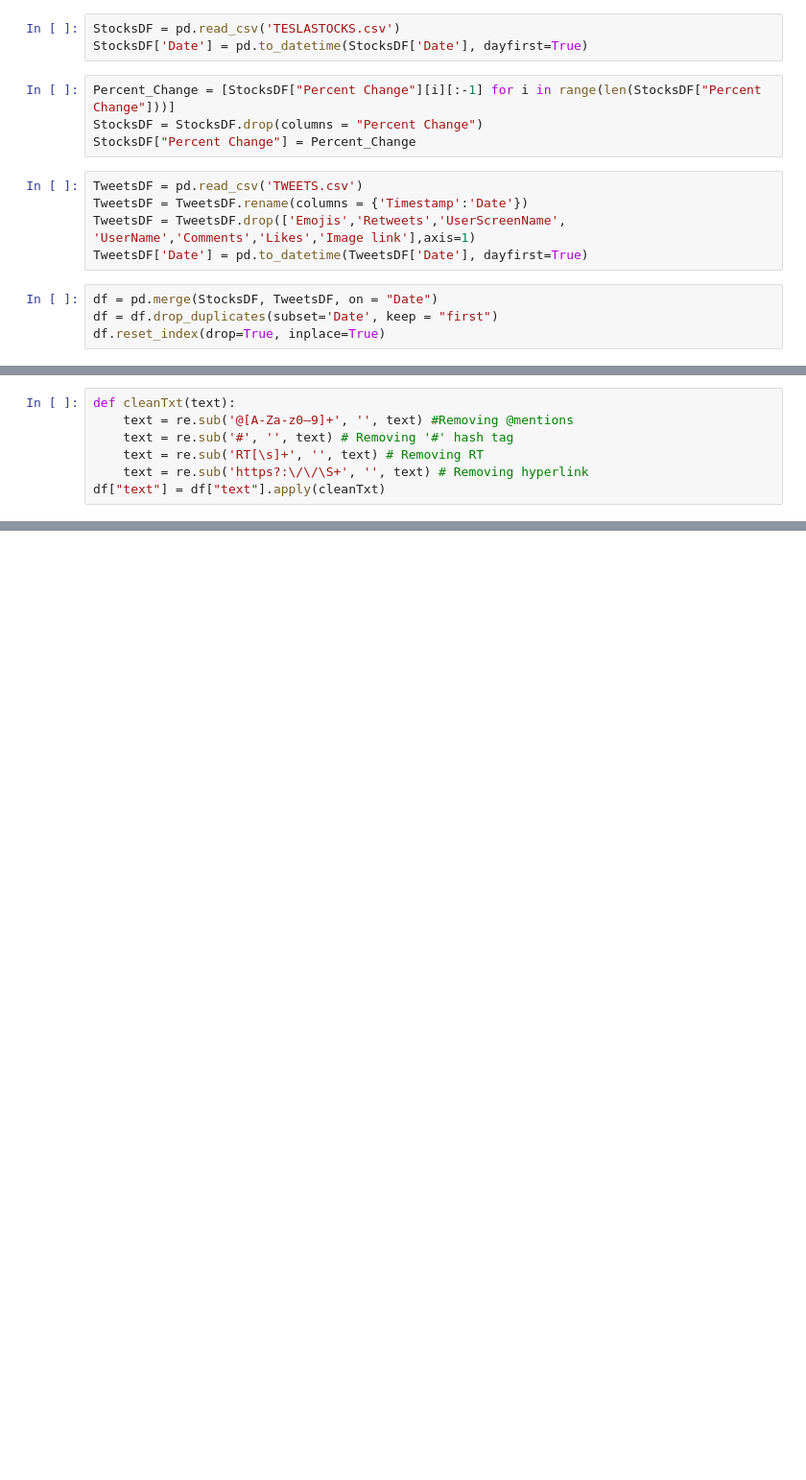
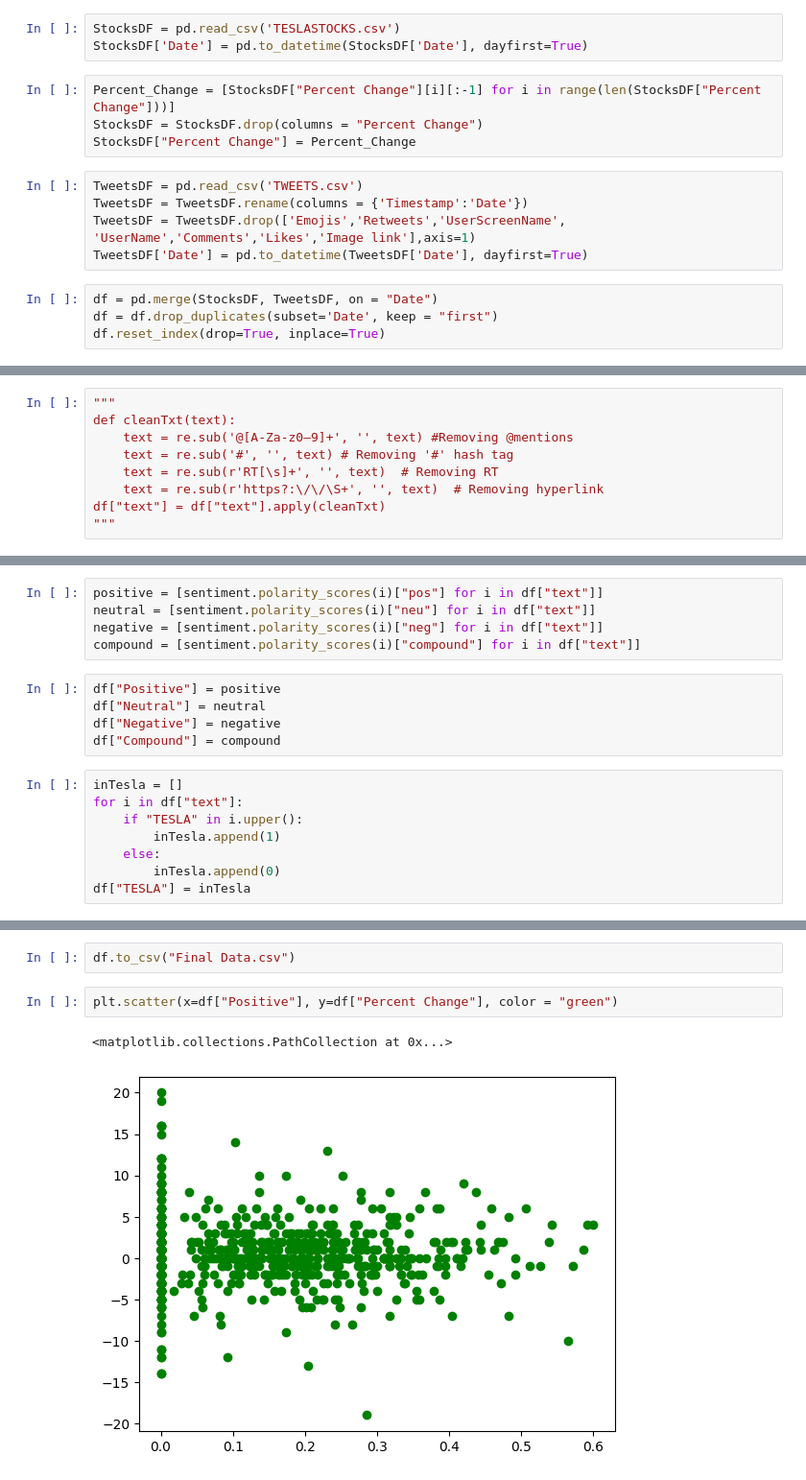
Before and after one commit to SureFoot0/Elon-Musk-Tesla-Tweets, a Jupyter notebook: SentimentAnalysis.ipynb, the cells around one changed output, grey strips where cells are left out. Shown at 96% size. Saved outputs shown, nothing was run; the diff lists cells and outputs as text; blank space fills up the shorter version.

Commit message:
Update
Completed sentiment analysis and preparing the full data. Create the ipynb for the regression(most likely) model

```diff
--- a/SentimentAnalysis.ipynb
+++ b/SentimentAnalysis.ipynb
@@ -36,7 +35,9 @@ df.head()
 # %%
+"""
 def cleanTxt(text):
     text = re.sub('@[A-Za-z0–9]+', '', text) #Removing @mentions
     text = re.sub('#', '', text) # Removing '#' hash tag
-    text = re.sub('RT[\s]+', '', text) # Removing RT
-    text = re.sub('https?:\/\/\S+', '', text) # Removing hyperlink
+    text = re.sub(r'RT[\s]+', '', text)  # Removing RT
+    text = re.sub(r'https?:\/\/\S+', '', text)  # Removing hyperlink
 df["text"] = df["text"].apply(cleanTxt)
+"""
@@ -106,0 +64,18 @@ LookupError:
+# %%
+positive = [sentiment.polarity_scores(i)["pos"] for i in df["text"]]
+neutral = [sentiment.polarity_scores(i)["neu"] for i in df["text"]]
+negative = [sentiment.polarity_scores(i)["neg"] for i in df["text"]]
+compound = [sentiment.polarity_scores(i)["compound"] for i in df["text"]]
+# %%
+df["Positive"] = positive
+df["Neutral"] = neutral
+df["Negative"] = negative
+df["Compound"] = compound
+# %%
+inTesla = []
+for i in df["text"]:
+    if "TESLA" in i.upper():
+        inTesla.append(1)
+    else:
+        inTesla.append(0)
+df["TESLA"] = inTesla
@@ -106,0 +91,7 @@ LookupError:
+# %%
+df.to_csv("Final Data.csv")
+# %%
+plt.scatter(x=df["Positive"], y=df["Percent Change"], color = "green")
+# %% [output]
+<matplotlib.collections.PathCollection at 0x...>
+[figure, added]
```
Also changed, not shown: parts of 10 cells of this notebook, 2 other files.
